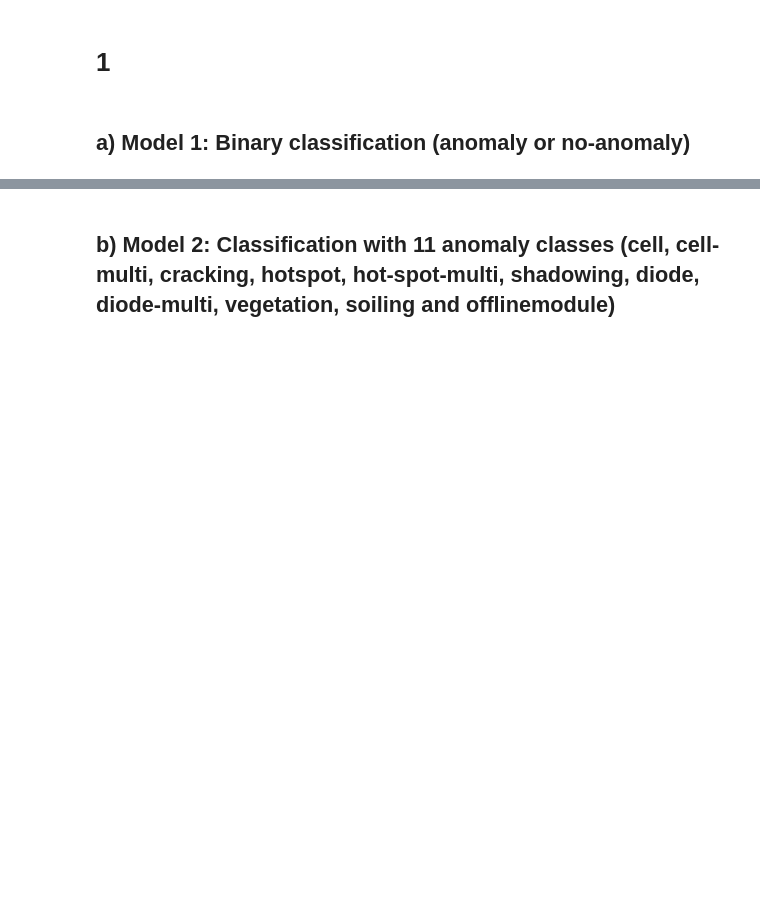
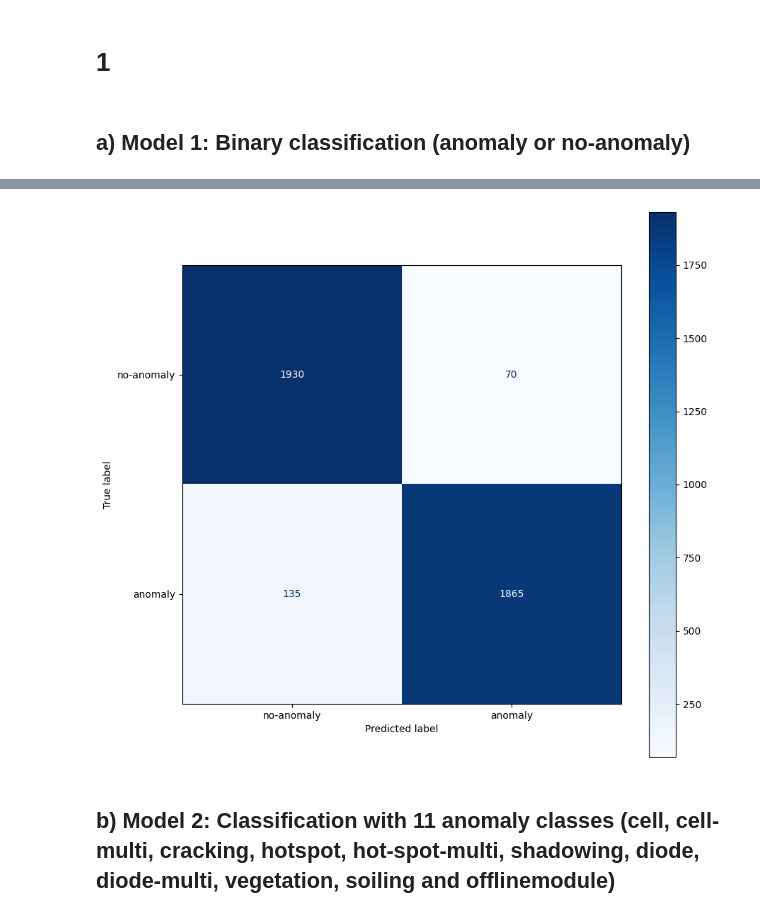
Before and after one commit to RVasconcelosMiguel/ComputerVision, a Jupyter notebook: CV_Proj2.ipynb, the cells around one changed output, grey strips where cells are left out. Drawn from its saved outputs; the diff is of its cells as text; code cells hidden in the pictures; blank space fills up the shorter version.

```diff
--- a/CV_Proj2.ipynb
+++ b/CV_Proj2.ipynb
@@ -431,4 +420,5 @@ loss_fn = nn.CrossEntropyLoss().to(device)
 # Define the optimizer
 #optimizer = torch.optim.SGD(model.parameters(), lr=0.0025, momentum=0.9, weight_decay=1e-4)
 optimizer = torch.optim.Adam(model.parameters(), lr=0.0001, weight_decay=1e-4)
+scheduler_a = ReduceLROnPlateau(optimizer, mode='min', factor=0.1, patience=5, verbose=True)
 # %%
@@ -544,11 +557,12 @@ if __name__ == "__main__":
     model = model.to(device)
 
     # Build our model
-    best_loss, best_accuracy, best_epoch = train(model=model,
-                                                    dataloader=train_loader_a,
-                                                    loss_fn=loss_fn,
-                                                    optimizer=optimizer,
-                                                    device=device,
-                                                    num_epochs = 50,
-                                                    path_model = str("./myModel_best_A.pth"),
-                                                    verbatim = True)
+    best_loss, best_accuracy, best_epoch, best_f1 = train(model=model,
+                                                          dataloader=train_loader_a,
+                                                          loss_fn=loss_fn,
+                                                          optimizer=optimizer,
+                                                          scheduler=scheduler_a,
+                                                          device=device,
+                                                          num_epochs = 10,
+                                                          path_model = str("./myModel_best_A_a_94875.pth"),
+                                                          verbatim = True)
@@ -564,7 +589,7 @@ model = Network()
 model = model.to(device)
 
 # Path to the saved model
-saved_model_path = "./myModel_best_A_a_9523.pth"
+saved_model_path = "./myModel_best_A_a_94875.pth"
 
 # Load the model's state dictionary
 checkpoint = torch.load(saved_model_path, map_location=device)
@@ -573,9 +598,24 @@ model.load_state_dict(checkpoint)
 # Set model to evaluation mode if you're testing/inferencing
 model.eval()
 
-y_pred, test_loss, test_acc  = test(model=model,
-                                    dataloader=test_loader_a,
-                                    loss_fn=loss_fn,
-                                    device=device,
-                                    verbatim = True)
+# Perform testing
+y_pred_a, test_loss_a, test_acc_a, f1_score_a = test( model=model,
+                                                      dataloader=test_loader_a,
+                                                      loss_fn=loss_fn,
+                                                      device=device,
+                                                      verbatim=True)
+
+# Define the confusion matrix plotting function
+def plot_confusion_matrix(labels, pred_labels, class_names):
+    fig = plt.figure(figsize=(10, 10))
+    ax = fig.add_subplot(1, 1, 1)
+    cm = confusion_matrix(labels, pred_labels)
+    #disp = ConfusionMatrixDisplay(confusion_matrix=cm)
+    disp = ConfusionMatrixDisplay(confusion_matrix=cm, display_labels=class_names)
+    disp.plot(values_format='d', cmap='Blues', ax=ax)
+    plt.show()
+
+# Plot the confusion matrix
+class_names_a = ['no-anomaly', 'anomaly']
+plot_confusion_matrix(test_dataset.img_labels, y_pred_a, class_names_a)
 # %% [output]
@@ -583,3 +623,4 @@ Loss = 0.1592141565941274   Accuracy= 0.945
+[figure, added]
 # %% [markdown]
 ## b) Model 2: Classification with 11 anomaly classes (cell, cell-multi, cracking, hotspot, hot-spot-multi, shadowing, diode, diode-multi, vegetation, soiling and offlinemodule)
 # %%
```
Also changed, not shown: parts of 17 cells of this notebook, 2 other files.
